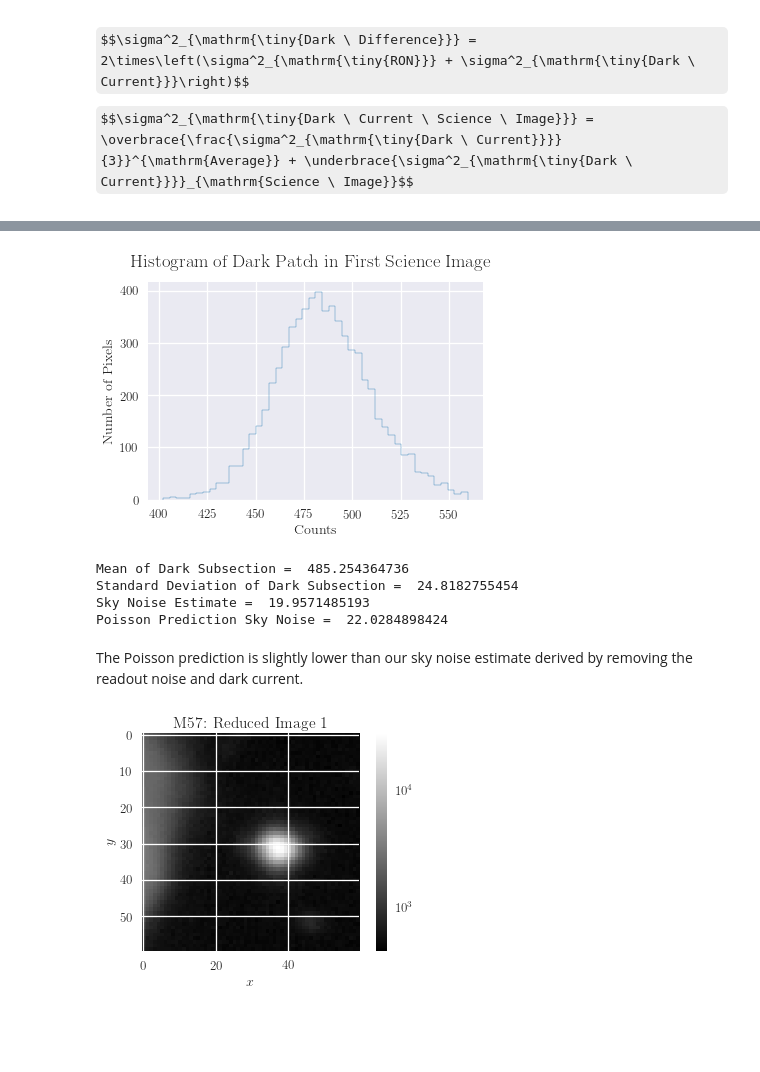
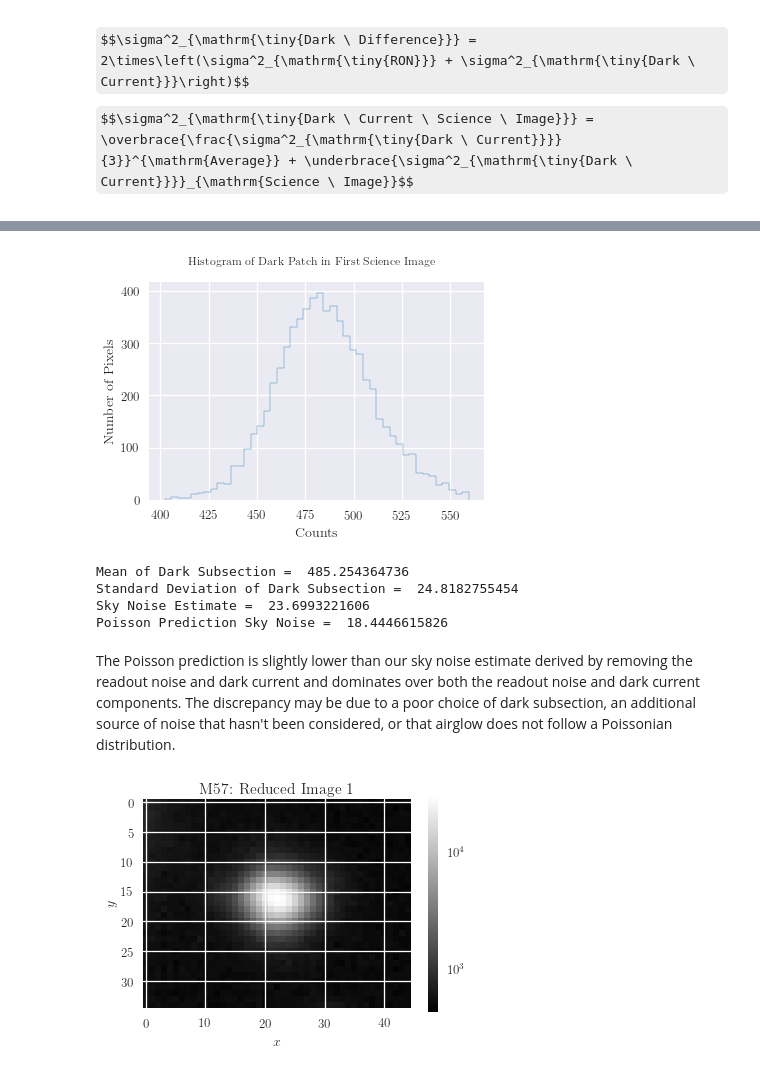
Before and after one commit to gmduvvuri/astr5550, a Jupyter notebook: homework/project_1/gmduvvuri_project1.ipynb, the cells around one changed output, grey strips where cells are left out. Cells and saved outputs as stored; diff of their text form; code cells hidden in the pictures; some formulas as TeX source; blank space fills up the shorter version.

```diff
--- a/homework/project_1/gmduvvuri_project1.ipynb
+++ b/homework/project_1/gmduvvuri_project1.ipynb
@@ -331,25 +333,25 @@ sky_var = (subsection_2_var - extra_var)
 print('Sky Noise Estimate = ',
      np.sqrt(sky_var))
 print('Poisson Prediction Sky Noise = ',
-     np.sqrt(subsection_2_mean))
+     np.sqrt(subsection_2_mean/gain))
 # %% [output]
-[figure, old version]
+[figure, new version]
 Mean of Dark Subsection =  485.254364736
 Standard Deviation of Dark Subsection =  24.8182755454
-Sky Noise Estimate =  19.9571485193
-Poisson Prediction Sky Noise =  22.0284898424
+Sky Noise Estimate =  23.6993221606
+Poisson Prediction Sky Noise =  18.4446615826
 # %% [markdown]
-The Poisson prediction is slightly lower than our sky noise estimate derived by removing the readout noise and dark current.
+The Poisson prediction is slightly lower than our sky noise estimate derived by removing the readout noise and dark current and dominates over both the readout noise and dark current components. The discrepancy may be due to a poor choice of dark subsection, an additional source of noise that hasn't been considered, or that airglow does not follow a Poissonian distribution.
 # %%
 fig, ax = plt.subplots(1)
-plt.imshow(image_all[0][450:510, 1400:1460],
+plt.imshow(image_all[0][465:500, 1415:1460],
            norm=LogNorm(),
            cmap='gray')
 plt.gca().set_aspect('equal')
 plt.colorbar()
 plt.xlabel(r'$x$')
 plt.ylabel(r'$y$')
 plt.title('M57: Reduced Image 1')
 plt.show()
 # %% [output]
-[figure, old version]
+[figure, new version]
```
Also changed, not shown: parts of 14 cells of this notebook.
